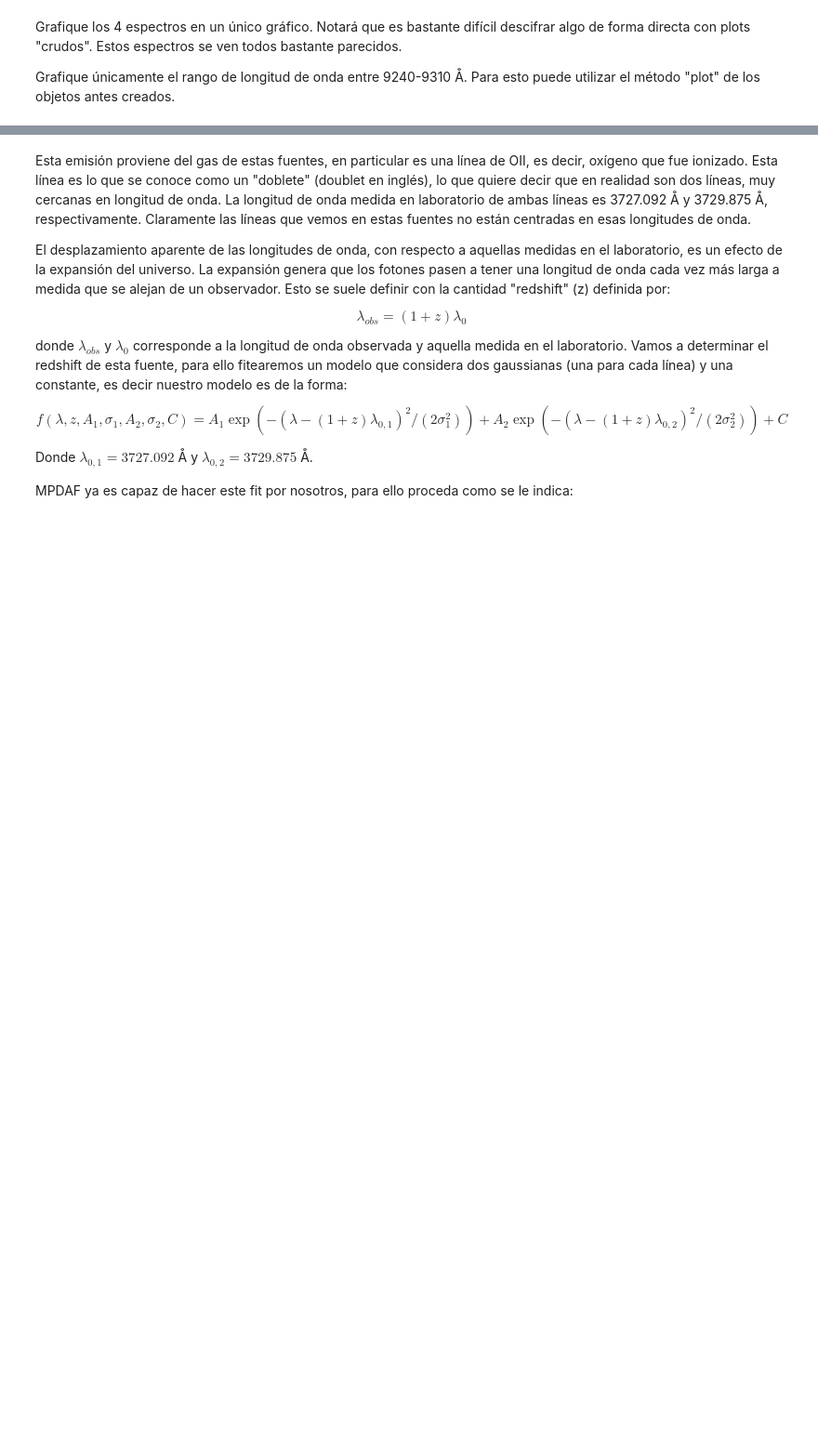
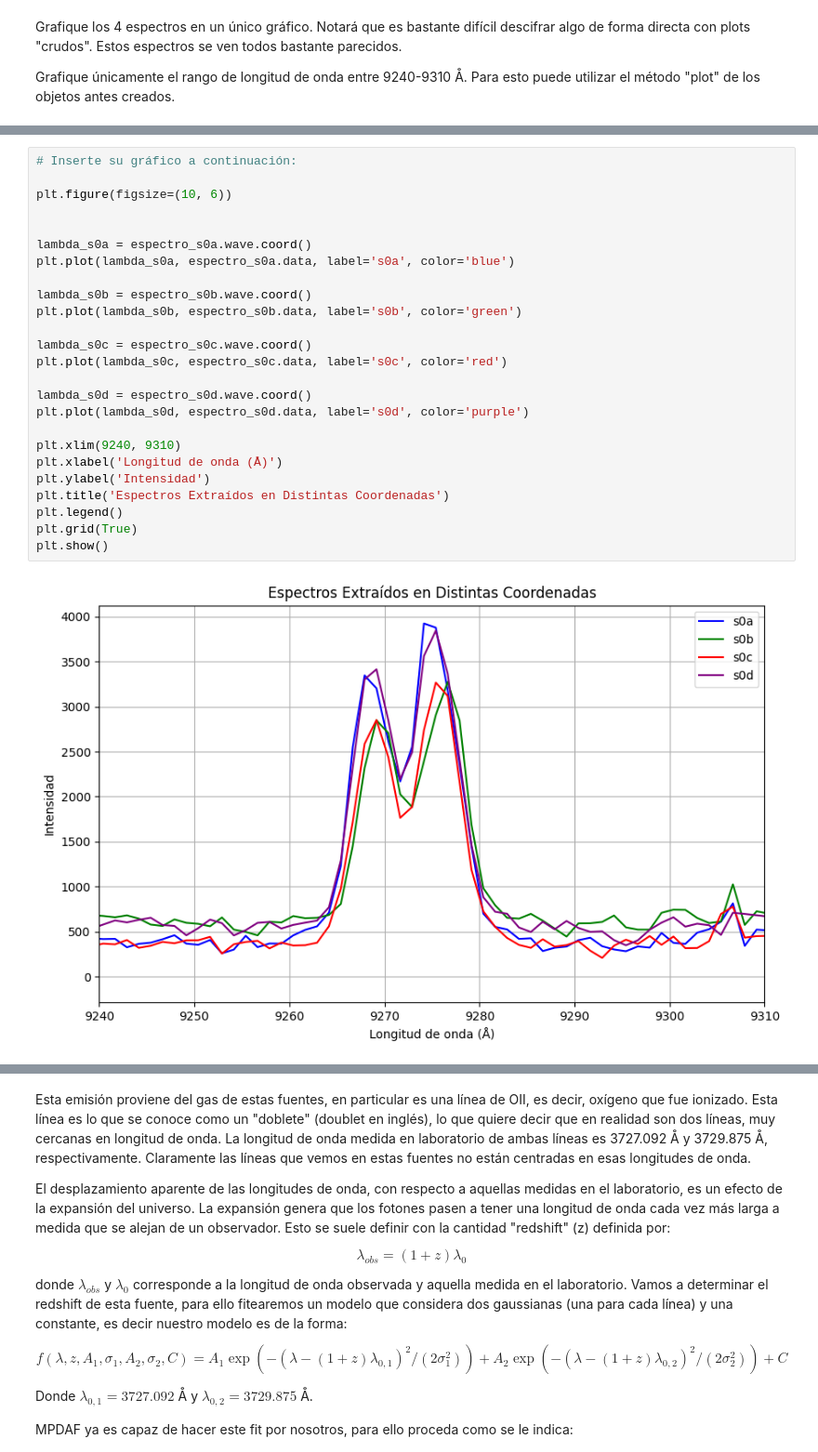
Before and after one commit to Cristobal-Gomez/Tarea-4, a Jupyter notebook: Tarea4.ipynb, the cells around one changed output, grey strips where cells are left out. Shown at 93% size. Saved outputs shown, nothing was run; the diff lists cells and outputs as text; blank space fills up the shorter version.

```diff
--- a/Tarea4.ipynb
+++ b/Tarea4.ipynb
@@ -261,3 +256,30 @@ TypeError: Image data of dtype object cannot be converted to float
+# %%
+# Inserte su gráfico a continuación:
+
+plt.figure(figsize=(10, 6))
+
+
+lambda_s0a = espectro_s0a.wave.coord()
+plt.plot(lambda_s0a, espectro_s0a.data, label='s0a', color='blue')
+
+lambda_s0b = espectro_s0b.wave.coord()
+plt.plot(lambda_s0b, espectro_s0b.data, label='s0b', color='green')
+
+lambda_s0c = espectro_s0c.wave.coord()
+plt.plot(lambda_s0c, espectro_s0c.data, label='s0c', color='red')
+
+lambda_s0d = espectro_s0d.wave.coord()
+plt.plot(lambda_s0d, espectro_s0d.data, label='s0d', color='purple')
+
+plt.xlim(9240, 9310)
+plt.xlabel('Longitud de onda (Å)')
+plt.ylabel('Intensidad')
+plt.title('Espectros Extraídos en Distintas Coordenadas')
+plt.legend()
+plt.grid(True)
+plt.show()
+# %% [output]
+[figure, added]
 # %% [markdown]
 
 Notará que hay una emisión bastante clara con 2 máximos, uno detrás de otro.
```
Also changed, not shown: parts of 2 cells of this notebook.
